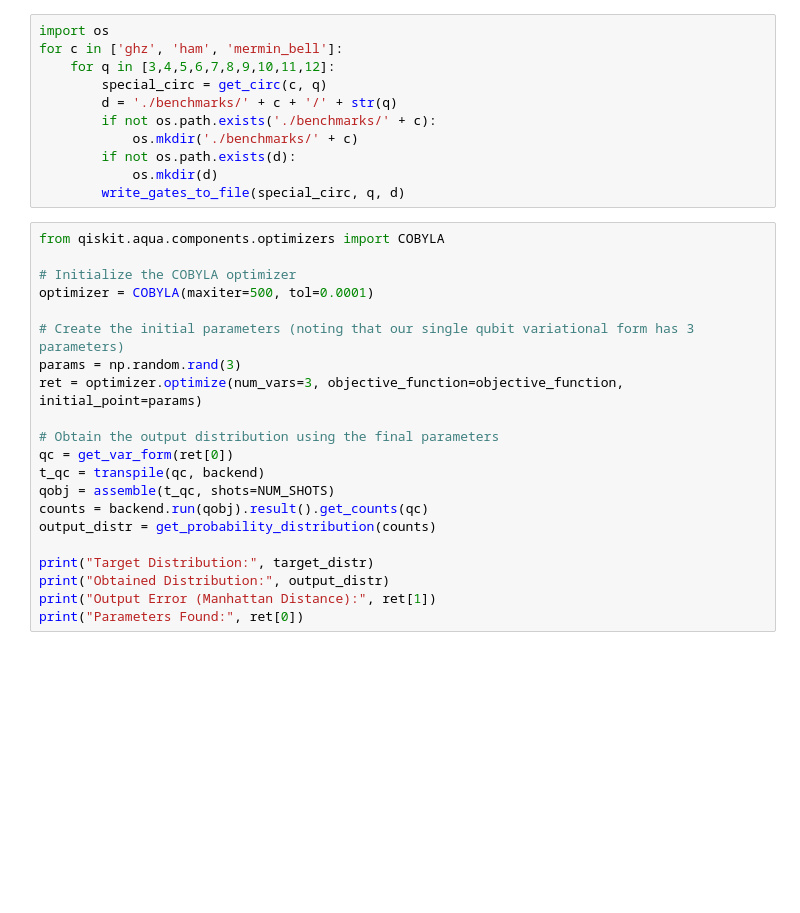
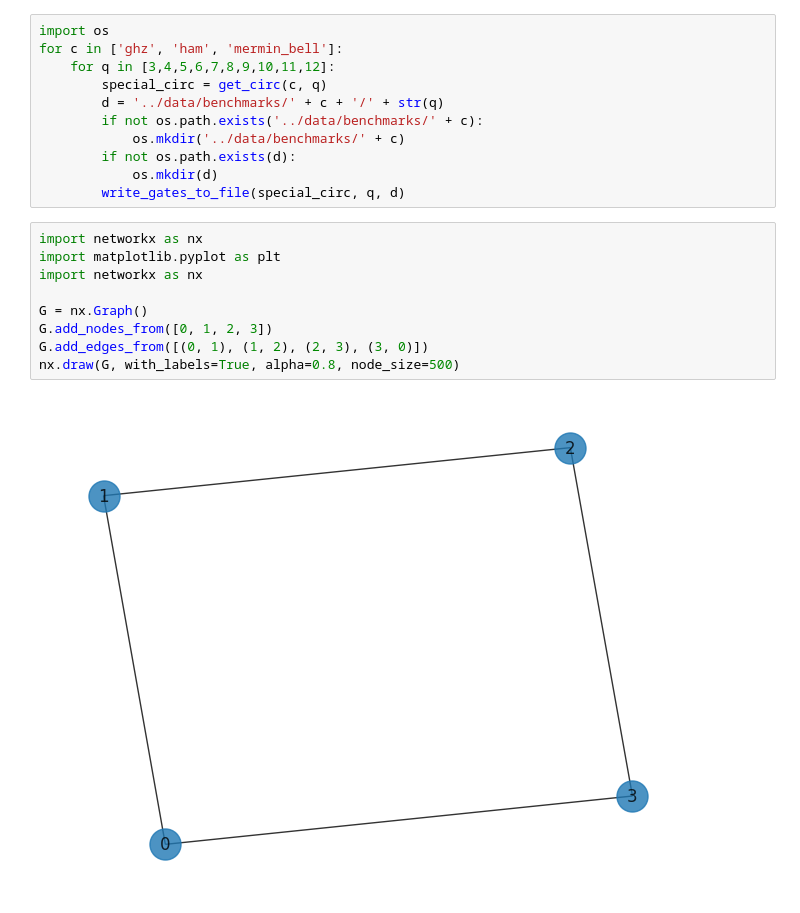
Before and after one commit to srikarchundury/diaq, a Jupyter notebook: analysis/get_benchmarks.ipynb, the cells around one changed output. Cells and saved outputs as stored; diff of their text form; blank space fills up the shorter version.

```diff
--- a/analysis/get_benchmarks.ipynb
+++ b/analysis/get_benchmarks.ipynb
@@ -79,30 +77,20 @@ import os
 for c in ['ghz', 'ham', 'mermin_bell']:
     for q in [3,4,5,6,7,8,9,10,11,12]:
         special_circ = get_circ(c, q)
-        d = './benchmarks/' + c + '/' + str(q)
-        if not os.path.exists('./benchmarks/' + c):
-            os.mkdir('./benchmarks/' + c)
+        d = '../data/benchmarks/' + c + '/' + str(q)
+        if not os.path.exists('../data/benchmarks/' + c):
+            os.mkdir('../data/benchmarks/' + c)
         if not os.path.exists(d):
             os.mkdir(d)
         write_gates_to_file(special_circ, q, d)
 # %%
-from qiskit.aqua.components.optimizers import COBYLA
+import networkx as nx
+import matplotlib.pyplot as plt
+import networkx as nx
 
-# Initialize the COBYLA optimizer
-optimizer = COBYLA(maxiter=500, tol=0.0001)
-
-# Create the initial parameters (noting that our single qubit variational form has 3 parameters)
-params = np.random.rand(3)
-ret = optimizer.optimize(num_vars=3, objective_function=objective_function, initial_point=params)
-
-# Obtain the output distribution using the final parameters
-qc = get_var_form(ret[0])
-t_qc = transpile(qc, backend)
-qobj = assemble(t_qc, shots=NUM_SHOTS)
-counts = backend.run(qobj).result().get_counts(qc)
-output_distr = get_probability_distribution(counts)
-
-print("Target Distribution:", target_distr)
-print("Obtained Distribution:", output_distr)
-print("Output Error (Manhattan Distance):", ret[1])
-print("Parameters Found:", ret[0])
+G = nx.Graph()
+G.add_nodes_from([0, 1, 2, 3])
+G.add_edges_from([(0, 1), (1, 2), (2, 3), (3, 0)])
+nx.draw(G, with_labels=True, alpha=0.8, node_size=500)
+# %% [output]
+[figure, added]
```
Also changed, not shown: parts of 16 cells of this notebook, 1 other file.
